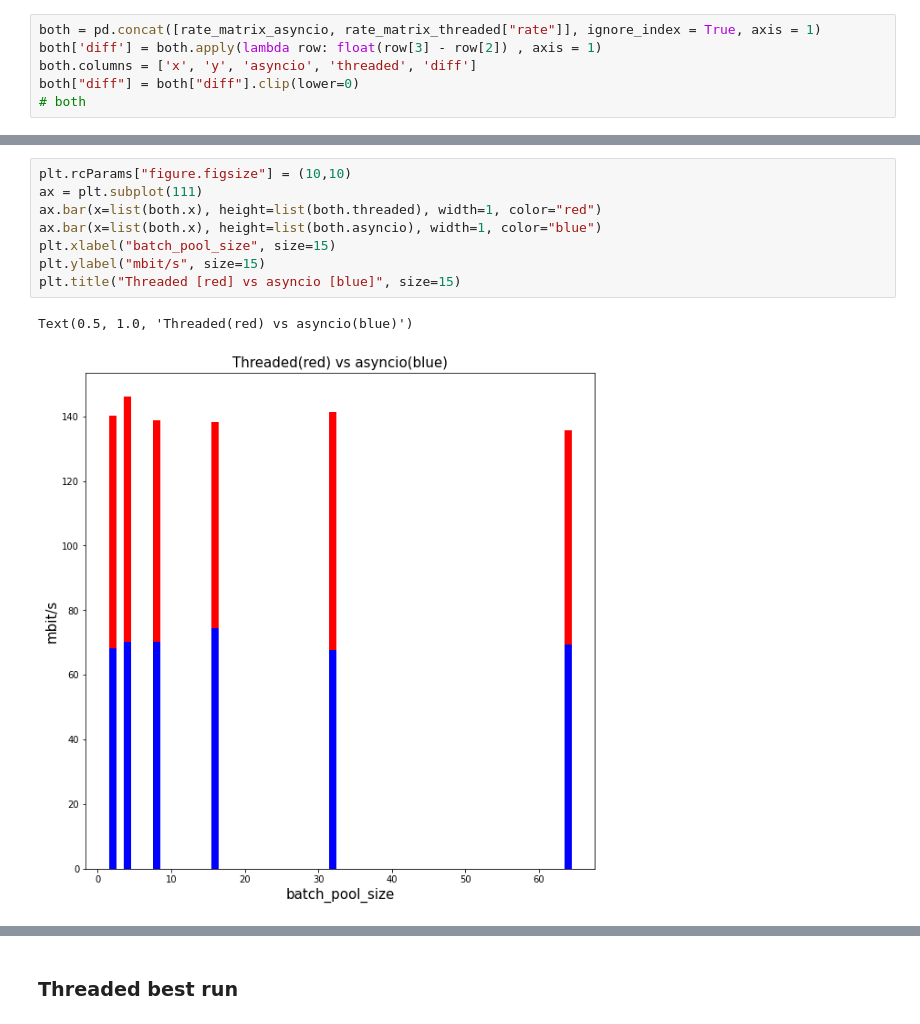
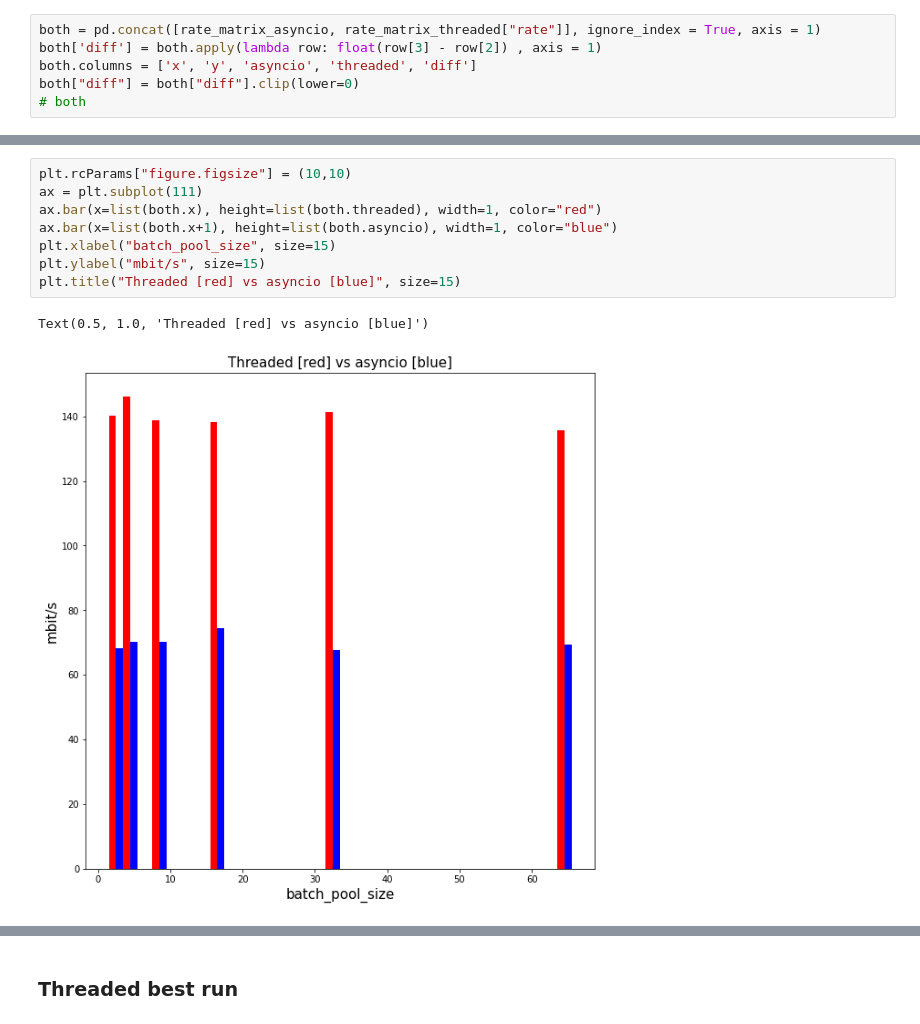
Before and after one commit to iarai/concurrent-dataloader, a Jupyter notebook: src/analysis/AnalysisDataloader.ipynb, the cells around one changed output, grey strips where cells are left out. Drawn from its saved outputs; the diff is of its cells as text.

```diff
--- a/src/analysis/AnalysisDataloader.ipynb
+++ b/src/analysis/AnalysisDataloader.ipynb
@@ -207,14 +210,14 @@ both["diff"] = both["diff"].clip(lower=0)
 # %%
 plt.rcParams["figure.figsize"] = (10,10)
 ax = plt.subplot(111)
 ax.bar(x=list(both.x), height=list(both.threaded), width=1, color="red")
-ax.bar(x=list(both.x), height=list(both.asyncio), width=1, color="blue")
+ax.bar(x=list(both.x+1), height=list(both.asyncio), width=1, color="blue")
 plt.xlabel("batch_pool_size", size=15)
 plt.ylabel("mbit/s", size=15)
 plt.title("Threaded [red] vs asyncio [blue]", size=15)
 # %% [output]
-Text(0.5, 1.0, 'Threaded(red) vs asyncio(blue)')
+Text(0.5, 1.0, 'Threaded [red] vs asyncio [blue]')
-[figure, old version]
+[figure, new version]
 # %%
 plt.rcParams["figure.figsize"] = (10,10)
 ax = plt.subplot(111)
```
Also changed, not shown: parts of 14 cells of this notebook, 1 other file.
